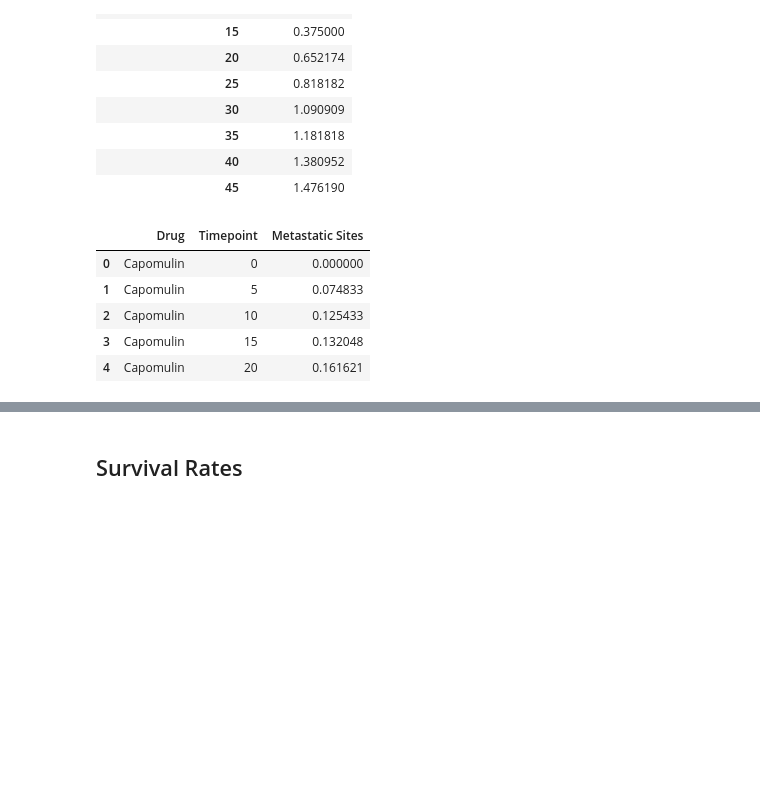
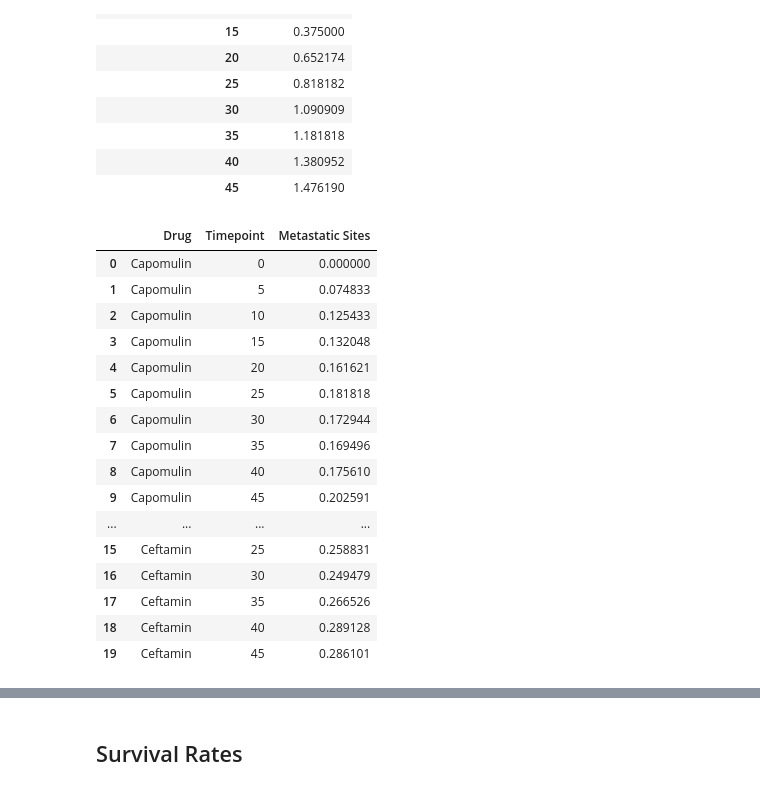
Before and after one commit to jdaltuvec/matplotlib-challenge, a Jupyter notebook: Pymaceuticals/pymaceuticals.ipynb, the cells around one changed output, grey strips where cells are left out. Saved outputs shown, nothing was run; the diff lists cells and outputs as text; code cells hidden in the pictures; blank space fills up the shorter version.

```diff
--- a/Pymaceuticals/pymaceuticals_starter.ipynb
+++ b/Pymaceuticals/pymaceuticals.ipynb
@@ -134,16 +135,27 @@ metas_treat_mean.head(10)
 # %%
 # Store the Standard Error associated with Met. Sites Grouped by Drug and Timepoint
 metas_treat_std = df.groupby(["Drug", "Timepoint"])["Metastatic Sites"].sem().reset_index()
 # Convert to DataFrame
 metas_treat_df = pd.DataFrame(metas_treat_std)
 # Preview DataFrame
-metas_treat_df.head(5)
+metas_treat_df.head(20)
 # %% [output]
 |  | Drug | Timepoint | Metastatic Sites |
 | 0 | Capomulin | 0 | 0.000000 |
 | 1 | Capomulin | 5 | 0.074833 |
 | 2 | Capomulin | 10 | 0.125433 |
 | 3 | Capomulin | 15 | 0.132048 |
 | 4 | Capomulin | 20 | 0.161621 |
+| 5 | Capomulin | 25 | 0.181818 |
+| 6 | Capomulin | 30 | 0.172944 |
+| 7 | Capomulin | 35 | 0.169496 |
+| 8 | Capomulin | 40 | 0.175610 |
+| 9 | Capomulin | 45 | 0.202591 |
+| ... | ... | ... | ... |
+| 15 | Ceftamin | 25 | 0.258831 |
+| 16 | Ceftamin | 30 | 0.249479 |
+| 17 | Ceftamin | 35 | 0.266526 |
+| 18 | Ceftamin | 40 | 0.289128 |
+| 19 | Ceftamin | 45 | 0.286101 |
 # %%
 # Minor Data Munging to Re-Format the Data Frames
```
Also changed, not shown: parts of 5 cells of this notebook.
